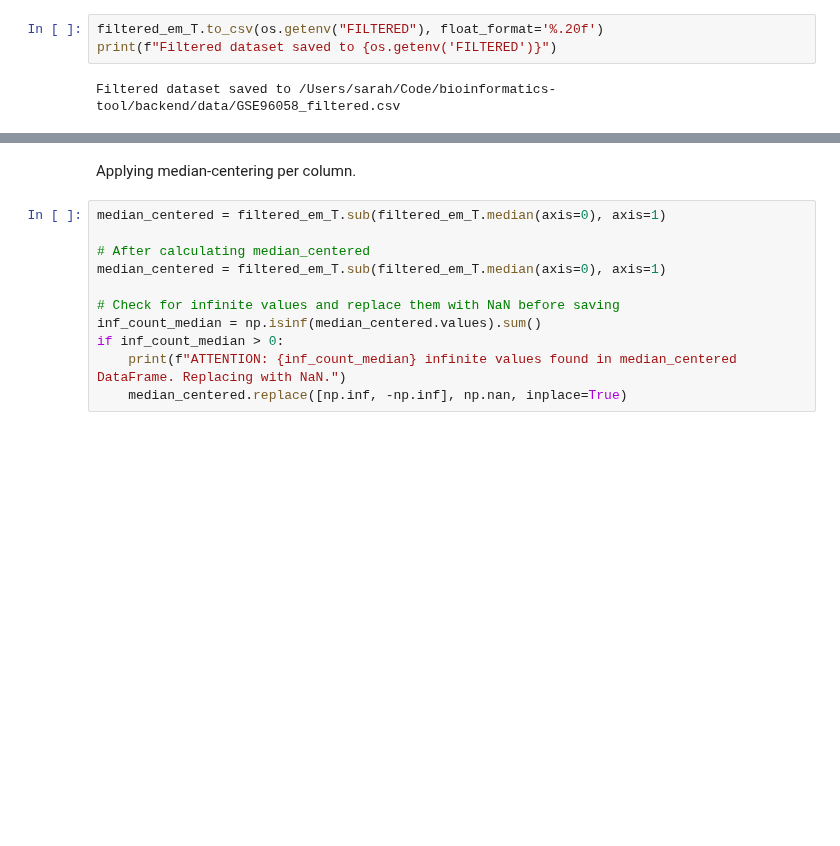
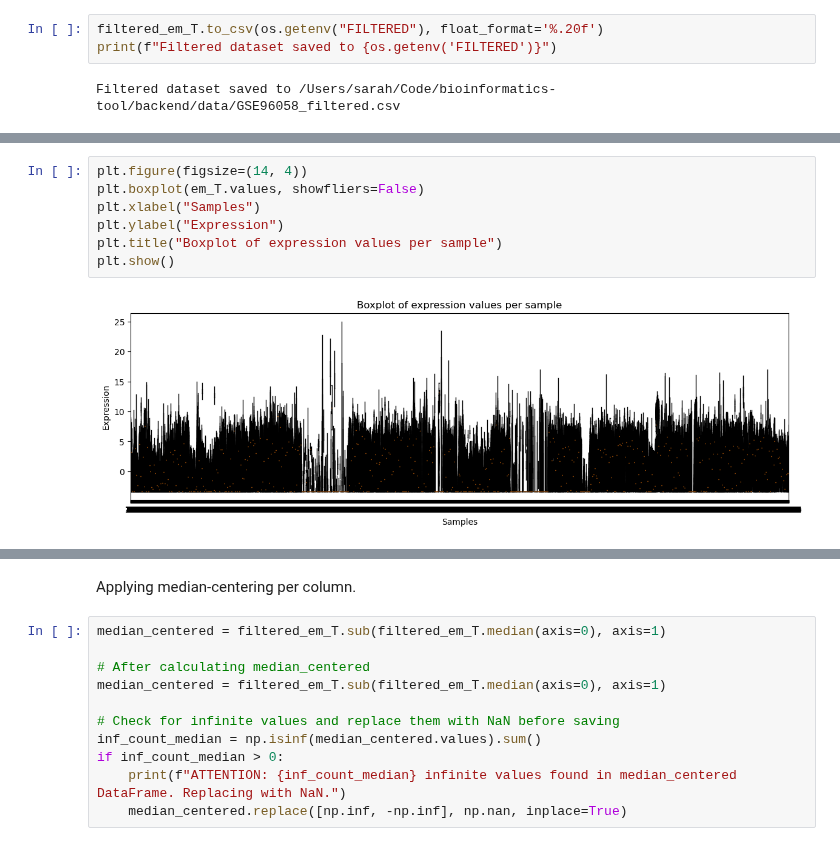
Before and after one commit to starshrimp/bioinformatics-tool, a Jupyter notebook: analysis/data prep/data_preprocessing_expr.ipynb, the cells around one changed output, grey strips where cells are left out. Saved outputs shown, nothing was run; the diff lists cells and outputs as text; blank space fills up the shorter version.

```diff
--- a/analysis/data prep/data_preprocessing_expr.ipynb
+++ b/analysis/data prep/data_preprocessing_expr.ipynb
@@ -155,0 +302,9 @@ Filtered dataset saved to /Users/sarah/Code/bioinformatics-tool/backend/data/GSE
+# %%
+plt.figure(figsize=(14, 4))
+plt.boxplot(em_T.values, showfliers=False)
+plt.xlabel("Samples")
+plt.ylabel("Expression")
+plt.title("Boxplot of expression values per sample")
+plt.show()
+# %% [output]
+[figure, added]
```
Also changed, not shown: parts of 21 cells of this notebook.
